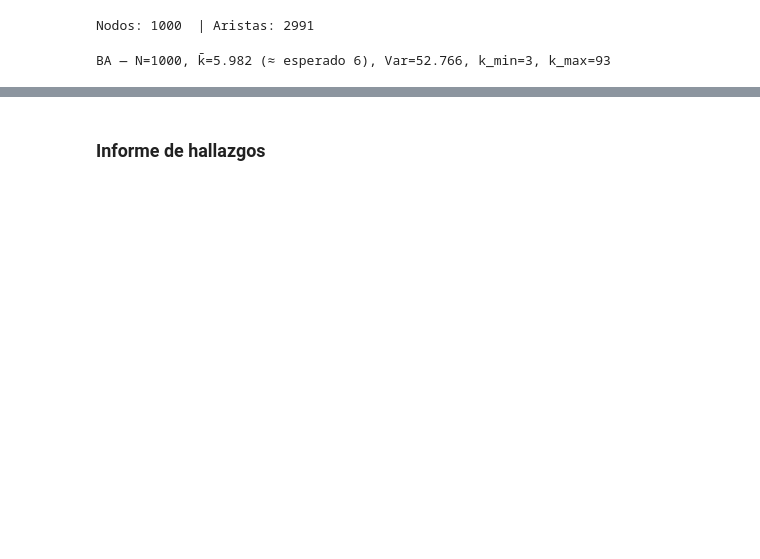
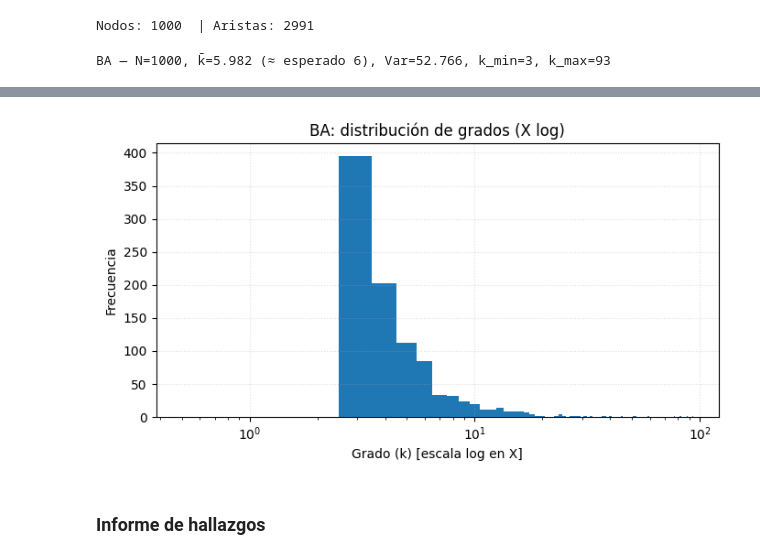
Before and after one commit to angelargd8/lab5-modsim, a Jupyter notebook: main.ipynb, the cells around one changed output, grey strips where cells are left out. Drawn from its saved outputs; the diff is of its cells as text; code cells hidden in the pictures; blank space fills up the shorter version.

```diff
--- a/main.ipynb
+++ b/main.ipynb
@@ -105,3 +146,20 @@ plt.show()
+# %%
+# Histograma BA con X en log
+kmax_ba = int(deg_ba.max())
+bins_ba = np.arange(-0.5, kmax_ba + 1.5, 1)
+
+plt.figure(figsize=(7,4))
+plt.hist(deg_ba, bins=bins_ba)
+plt.xscale("log")
+# plt.yscale("log")  # <- descomenta esto para log–log
+plt.xlabel("Grado (k) [escala log en X]")
+plt.ylabel("Frecuencia")
+plt.title("BA: distribución de grados (X log)")
+plt.grid(True, linestyle=":", alpha=0.4)
+plt.tight_layout()
+plt.show()
+# %% [output]
+[figure, added]
 # %% [markdown]
 ### Informe de hallazgos
 # %% [markdown]
```
Also changed, not shown: parts of 7 cells of this notebook.
